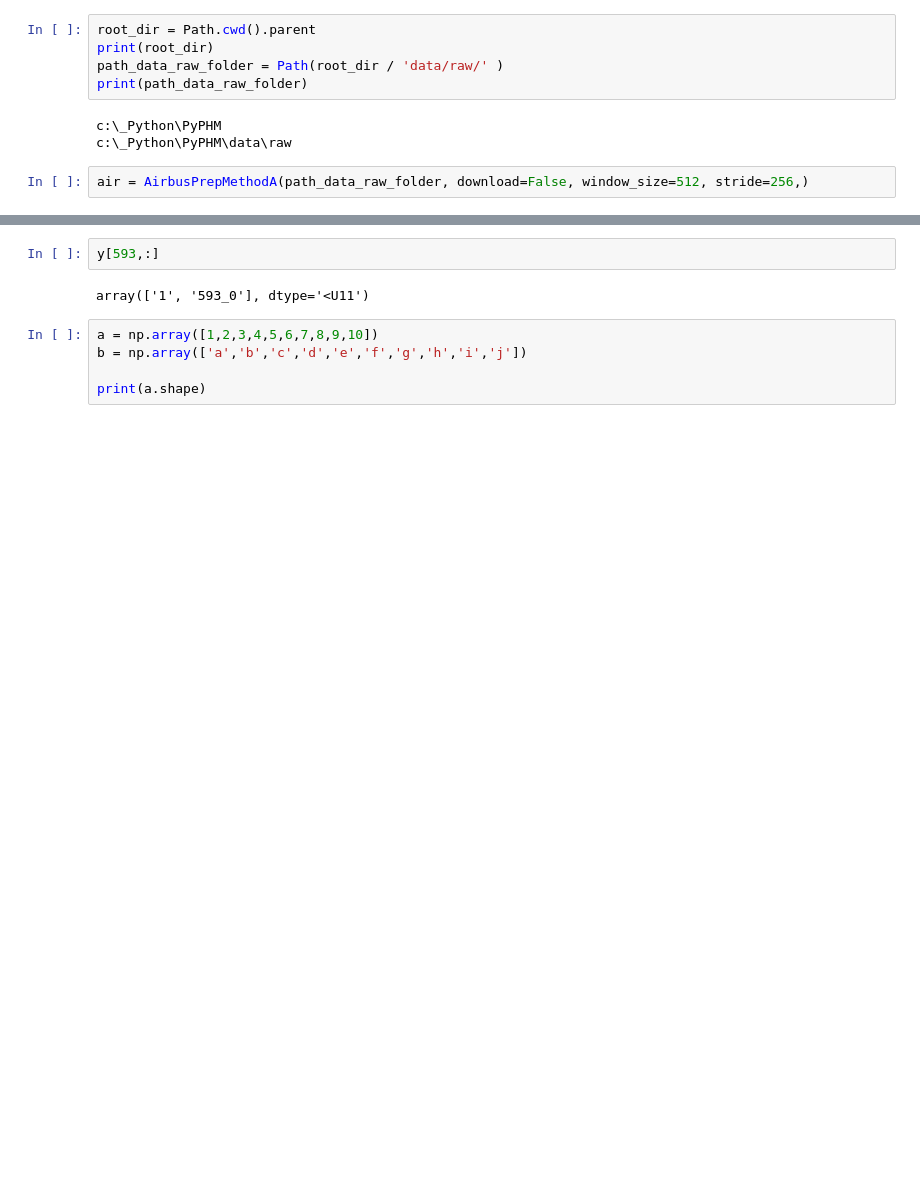
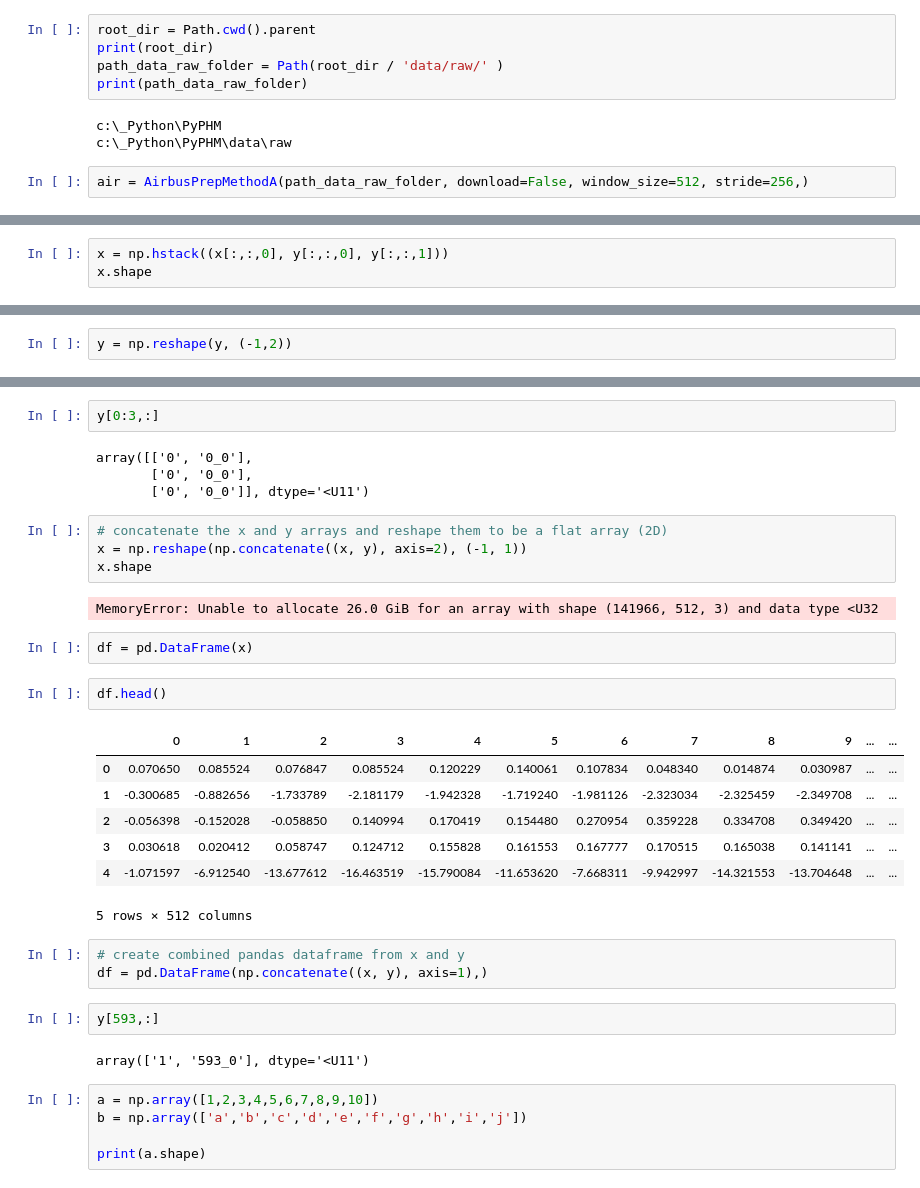
Before and after one commit to tvhahn/PyPHM, a Jupyter notebook: notebooks/airbus_test.ipynb, the cells around one changed output, grey strips where cells are left out. Saved outputs shown, nothing was run; the diff lists cells and outputs as text; blank space fills up the shorter version.

```diff
--- a/notebooks/airbus_test.ipynb
+++ b/notebooks/airbus_test.ipynb
@@ -23,0 +235,3 @@ len_signal: 61440
+# %%
+x = np.hstack((x[:,:,0], y[:,:,0], y[:,:,1]))
+x.shape
@@ -24,3 +240,5 @@ len_signal: 61440
+# %%
+y = np.reshape(y, (-1,2))
 # %%
 y.shape
 # %% [output]
@@ -28,3 +256,30 @@ y.shape
+# %%
+y[0:3,:]
+# %% [output]
+array([['0', '0_0'],
+       ['0', '0_0'],
+       ['0', '0_0']], dtype='<U11')
+# %%
+# concatenate the x and y arrays and reshape them to be a flat array (2D)
+x = np.reshape(np.concatenate((x, y), axis=2), (-1, 1))
+x.shape
+# %% [output]
+MemoryError: Unable to allocate 26.0 GiB for an array with shape (141966, 512, 3) and data type <U32
+# %%
+df = pd.DataFrame(x)
+# %%
+df.head()
+# %% [output]
+|  | 0 | 1 | 2 | 3 | 4 | 5 | 6 | 7 | 8 | 9 | ... | ... |
+| 0 | 0.070650 | 0.085524 | 0.076847 | 0.085524 | 0.120229 | 0.140061 | 0.107834 | 0.048340 | 0.014874 | 0.030987 | ... | ... |
+| 1 | -0.300685 | -0.882656 | -1.733789 | -2.181179 | -1.942328 | -1.719240 | -1.981126 | -2.323034 | -2.325459 | -2.349708 | ... | ... |
+| 2 | -0.056398 | -0.152028 | -0.058850 | 0.140994 | 0.170419 | 0.154480 | 0.270954 | 0.359228 | 0.334708 | 0.349420 | ... | ... |
+| 3 | 0.030618 | 0.020412 | 0.058747 | 0.124712 | 0.155828 | 0.161553 | 0.167777 | 0.170515 | 0.165038 | 0.141141 | ... | ... |
+| 4 | -1.071597 | -6.912540 | -13.677612 | -16.463519 | -15.790084 | -11.653620 | -7.668311 | -9.942997 | -14.321553 | -13.704648 | ... | ... |
+5 rows × 512 columns
+# %%
+# create combined pandas dataframe from x and y
+df = pd.DataFrame(np.concatenate((x, y), axis=1),)
 # %%
 y[593,:]
 # %% [output]
```
Also changed, not shown: parts of 37 cells of this notebook, 1 other file.
